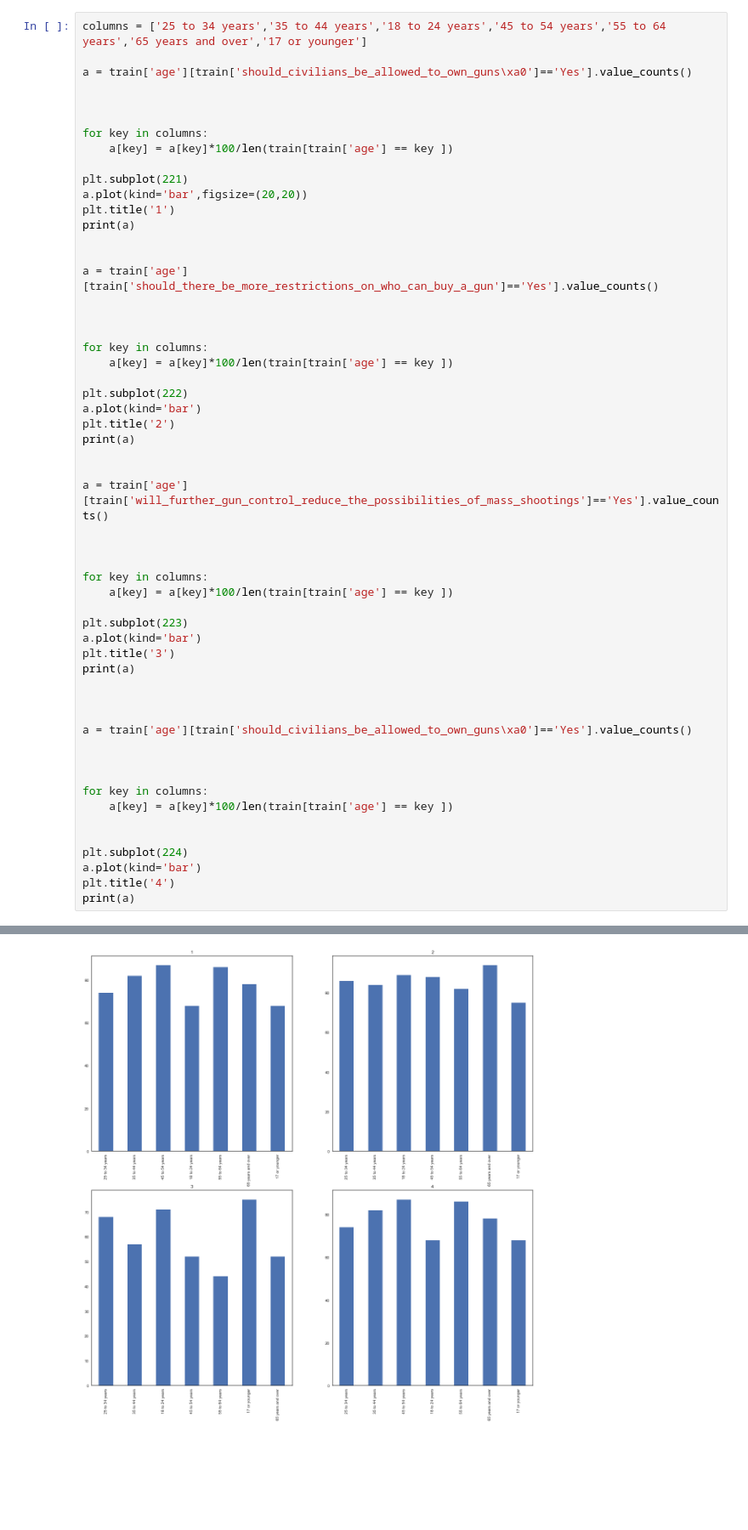
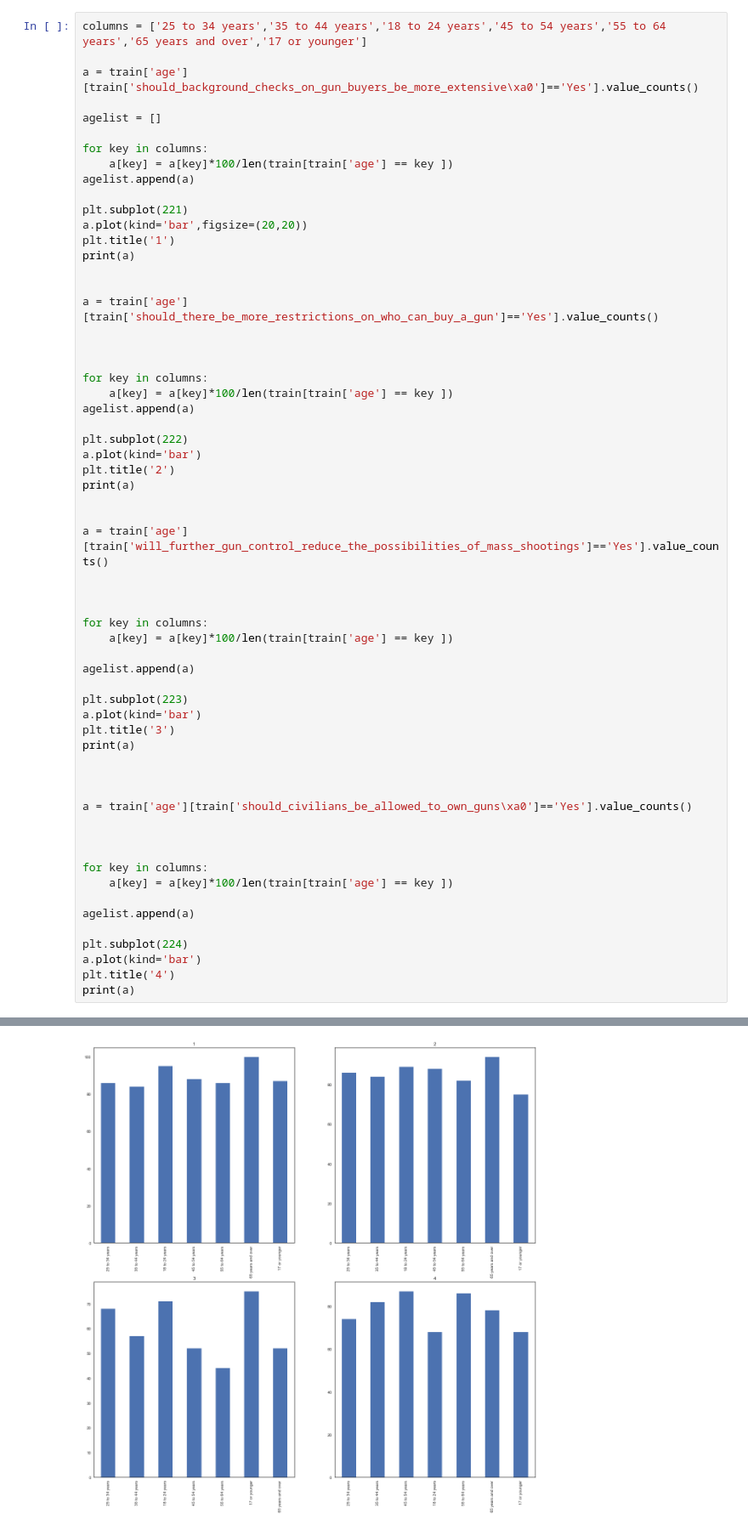
Before and after one commit to naimul011/gun_control_data_analysis, a Jupyter notebook: notebook.ipynb, the cells around one changed output, grey strips where cells are left out. Shown at 85% size. Drawn from its saved outputs; the diff is of its cells as text; blank space fills up the shorter version.

```diff
--- a/notebook.ipynb
+++ b/notebook.ipynb
@@ -547,12 +546,13 @@ Name: gender, dtype: int64
 # %%
 columns = ['25 to 34 years','35 to 44 years','18 to 24 years','45 to 54 years','55 to 64 years','65 years and over','17 or younger']
 
-a = train['age'][train['should_civilians_be_allowed_to_own_guns\xa0']=='Yes'].value_counts()
+a = train['age'][train['should_background_checks_on_gun_buyers_be_more_extensive\xa0']=='Yes'].value_counts()
 
-
+agelist = []
 
 for key in columns:
     a[key] = a[key]*100/len(train[train['age'] == key ])
+agelist.append(a)
 
 plt.subplot(221)
 a.plot(kind='bar',figsize=(20,20))
@@ -566,6 +566,7 @@ a = train['age'][train['should_there_be_more_restrictions_on_who_can_buy_a_gun']
 
 for key in columns:
     a[key] = a[key]*100/len(train[train['age'] == key ])
+agelist.append(a)
 
 plt.subplot(222)
 a.plot(kind='bar')
@@ -579,6 +580,8 @@ a = train['age'][train['will_further_gun_control_reduce_the_possibilities_of_mas
 
 for key in columns:
     a[key] = a[key]*100/len(train[train['age'] == key ])
+
+agelist.append(a)
 
 plt.subplot(223)
 a.plot(kind='bar')
@@ -594,6 +597,7 @@ a = train['age'][train['should_civilians_be_allowed_to_own_guns\xa0']=='Yes'].va
 for key in columns:
     a[key] = a[key]*100/len(train[train['age'] == key ])
 
+agelist.append(a)
 
 plt.subplot(224)
 a.plot(kind='bar')
@@ -610,11 +614,11 @@ print(a)
 Name: age, dtype: int64
 25 to 34 years       86
 35 to 44 years       84
 18 to 24 years       89
 45 to 54 years       88
 ... (16 lines left out)
 55 to 64 years       86
 65 years and over    78
 17 or younger        68
 Name: age, dtype: int64
-[figure, old version]
+[figure, new version]
```
Also changed, not shown: parts of 8 cells of this notebook.
